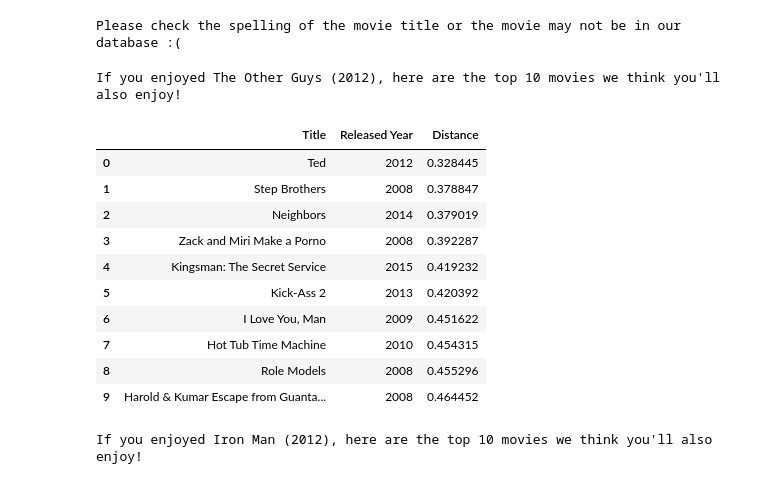
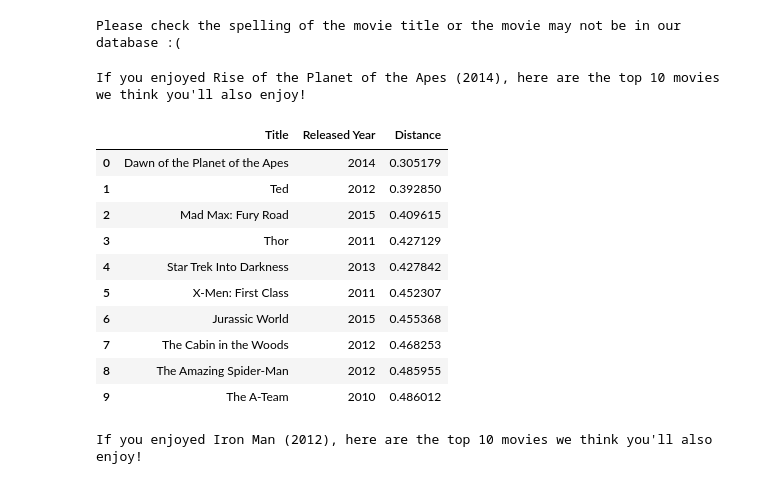
Before and after one commit to proman2520/project-4, a Jupyter notebook: Project4_accmodel_local_v2.ipynb, the cells around one changed output. Saved outputs shown, nothing was run; the diff lists cells and outputs as text; code cells hidden in the pictures.

```diff
--- a/Project4_accmodel_local_v2.ipynb
+++ b/Project4_accmodel_local_v2.ipynb
@@ -115,20 +115,20 @@ getrecs('The other Guy')
 # %% [output]
 Please check the spelling of the movie title or the movie may not be in our database :(
-# %%
-getrecs('The Other Guys')
-# %% [output]
-If you enjoyed The Other Guys (2012), here are the top 10 movies we think you'll also enjoy!
-|  | Title | Released Year | Distance |
-| 0 | Ted | 2012 | 0.328445 |
-| 1 | Step Brothers | 2008 | 0.378847 |
-| 2 | Neighbors | 2014 | 0.379019 |
-| 3 | Zack and Miri Make a Porno | 2008 | 0.392287 |
-| 4 | Kingsman: The Secret Service | 2015 | 0.419232 |
-| 5 | Kick-Ass 2 | 2013 | 0.420392 |
-| 6 | I Love You, Man | 2009 | 0.451622 |
-| 7 | Hot Tub Time Machine | 2010 | 0.454315 |
-| 8 | Role Models | 2008 | 0.455296 |
-| 9 | Harold & Kumar Escape from Guanta... | 2008 | 0.464452 |
+# %%
+getrecs('Rise of the Planet of the Apes')
+# %% [output]
+If you enjoyed Rise of the Planet of the Apes (2014), here are the top 10 movies we think you'll also enjoy!
+|  | Title | Released Year | Distance |
+| 0 | Dawn of the Planet of the Apes | 2014 | 0.305179 |
+| 1 | Ted | 2012 | 0.392850 |
+| 2 | Mad Max: Fury Road | 2015 | 0.409615 |
+| 3 | Thor | 2011 | 0.427129 |
+| 4 | Star Trek Into Darkness | 2013 | 0.427842 |
+| 5 | X-Men: First Class | 2011 | 0.452307 |
+| 6 | Jurassic World | 2015 | 0.455368 |
+| 7 | The Cabin in the Woods | 2012 | 0.468253 |
+| 8 | The Amazing Spider-Man | 2012 | 0.485955 |
+| 9 | The A-Team | 2010 | 0.486012 |
 # %%
 getrecs('IRON man')
 # %% [output]
```
Also changed, not shown: parts of 4 cells of this notebook.
